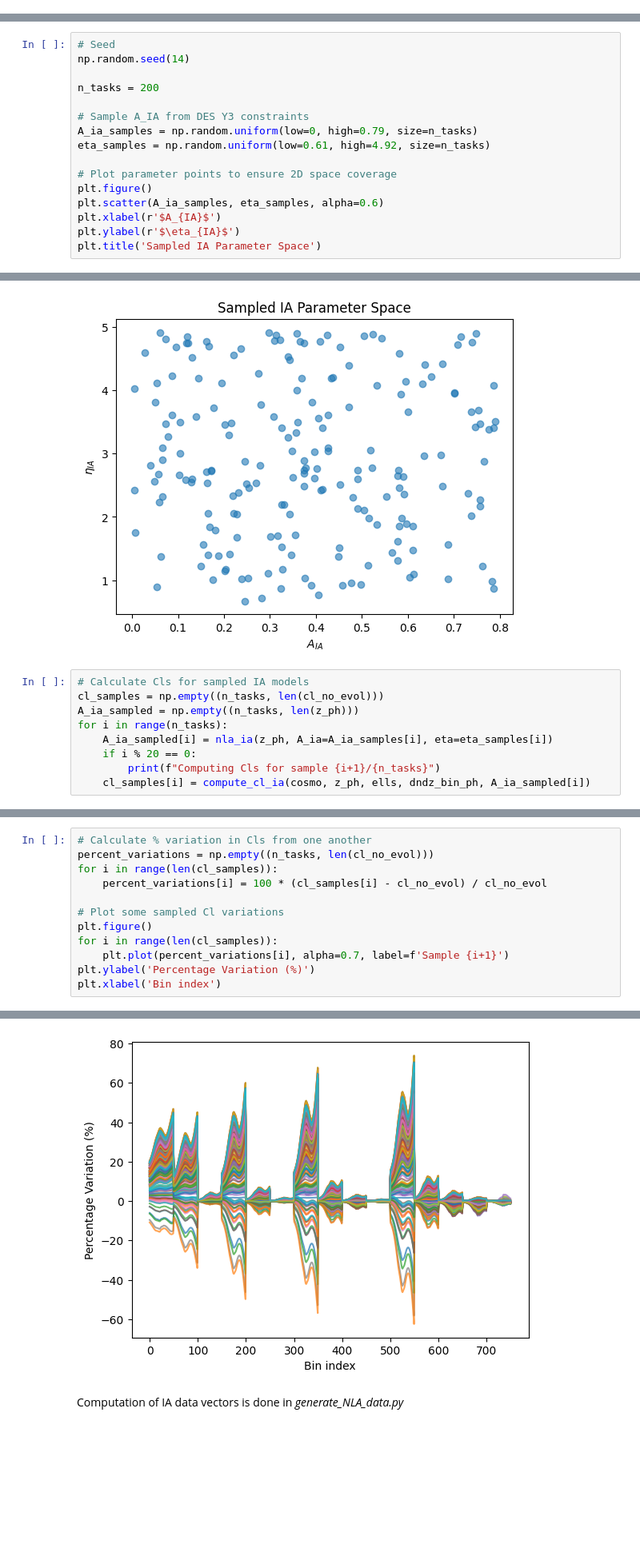
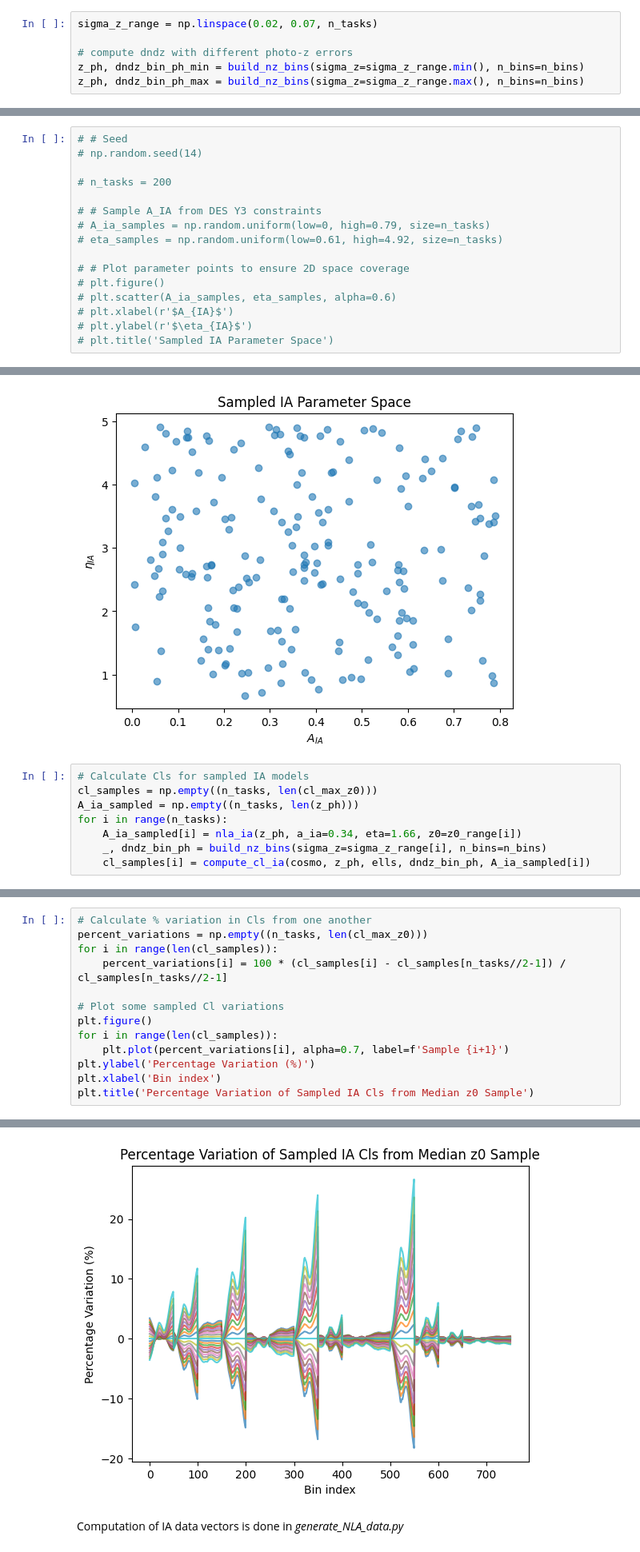
Before and after one commit to CMacM/CosyMAML, a Jupyter notebook: REVISION_IA_test.ipynb, the cells around one changed output, grey strips where cells are left out. Shown at 80% size. Drawn from its saved outputs; the diff is of its cells as text; blank space fills up the shorter version.

```diff
--- a/REVISION_IA_test.ipynb
+++ b/REVISION_IA_test.ipynb
@@ -80,3 +82,9 @@ plt.legend()
+# %%
+sigma_z_range = np.linspace(0.02, 0.07, n_tasks)
+
+# compute dndz with different photo-z errors
+z_ph, dndz_bin_ph_min = build_nz_bins(sigma_z=sigma_z_range.min(), n_bins=n_bins)
+z_ph, dndz_bin_ph_max = build_nz_bins(sigma_z=sigma_z_range.max(), n_bins=n_bins)
 # %%
 def compute_cl_ia(cosmo, z_ph, ells, dndz_bin_ph, A_ia_model):
     n_bins = dndz_bin_ph.shape[0]
@@ -129,30 +148,29 @@ Text(0.5, 1.0, 'Percentage Difference between IA Models')
 - Use a hypercube sampling of cosmology parameters
 - Feed to compute via parallelbar
 # %%
-# Seed
-np.random.seed(14)
+# # Seed
+# np.random.seed(14)
 
-n_tasks = 200
+# n_tasks = 200
 
-# Sample A_IA from DES Y3 constraints
-A_ia_samples = np.random.uniform(low=0, high=0.79, size=n_tasks)
-eta_samples = np.random.uniform(low=0.61, high=4.92, size=n_tasks)
+# # Sample A_IA from DES Y3 constraints
+# A_ia_samples = np.random.uniform(low=0, high=0.79, size=n_tasks)
+# eta_samples = np.random.uniform(low=0.61, high=4.92, size=n_tasks)
 
-# Plot parameter points to ensure 2D space coverage
-plt.figure()
-plt.scatter(A_ia_samples, eta_samples, alpha=0.6)
-plt.xlabel(r'$A_{IA}$')
-plt.ylabel(r'$\eta_{IA}$')
-plt.title('Sampled IA Parameter Space')
+# # Plot parameter points to ensure 2D space coverage
+# plt.figure()
+# plt.scatter(A_ia_samples, eta_samples, alpha=0.6)
+# plt.xlabel(r'$A_{IA}$')
+# plt.ylabel(r'$\eta_{IA}$')
+# plt.title('Sampled IA Parameter Space')
 # %% [output]
 Text(0.5, 1.0, 'Sampled IA Parameter Space')
 [figure]
 # %%
 # Calculate Cls for sampled IA models
-cl_samples = np.empty((n_tasks, len(cl_no_evol)))
+cl_samples = np.empty((n_tasks, len(cl_max_z0)))
 A_ia_sampled = np.empty((n_tasks, len(z_ph)))
 for i in range(n_tasks):
-    A_ia_sampled[i] = nla_ia(z_ph, A_ia=A_ia_samples[i], eta=eta_samples[i])
-    if i % 20 == 0:
-        print(f"Computing Cls for sample {i+1}/{n_tasks}")
+    A_ia_sampled[i] = nla_ia(z_ph, a_ia=0.34, eta=1.66, z0=z0_range[i])
+    _, dndz_bin_ph = build_nz_bins(sigma_z=sigma_z_range[i], n_bins=n_bins)
     cl_samples[i] = compute_cl_ia(cosmo, z_ph, ells, dndz_bin_ph, A_ia_sampled[i])
@@ -162,8 +177,8 @@ KeyboardInterrupt:
 # %%
 # Calculate % variation in Cls from one another
-percent_variations = np.empty((n_tasks, len(cl_no_evol)))
+percent_variations = np.empty((n_tasks, len(cl_max_z0)))
 for i in range(len(cl_samples)):
-    percent_variations[i] = 100 * (cl_samples[i] - cl_no_evol) / cl_no_evol
+    percent_variations[i] = 100 * (cl_samples[i] - cl_samples[n_tasks//2-1]) / cl_samples[n_tasks//2-1]
 
 # Plot some sampled Cl variations
 plt.figure()
@@ -171,4 +186,5 @@ for i in range(len(cl_samples)):
     plt.plot(percent_variations[i], alpha=0.7, label=f'Sample {i+1}')
 plt.ylabel('Percentage Variation (%)')
 plt.xlabel('Bin index')
+plt.title('Percentage Variation of Sampled IA Cls from Median z0 Sample')
 # %% [output]
@@ -176,4 +192,4 @@ Text(0.5, 0, 'Bin index')
-[figure, old version]
+[figure, new version]
 # %% [markdown]
 Computation of IA data vectors is done in *generate_NLA_data.py*
 # %% [markdown]
```
Also changed, not shown: parts of 13 cells of this notebook, 10 other files.
